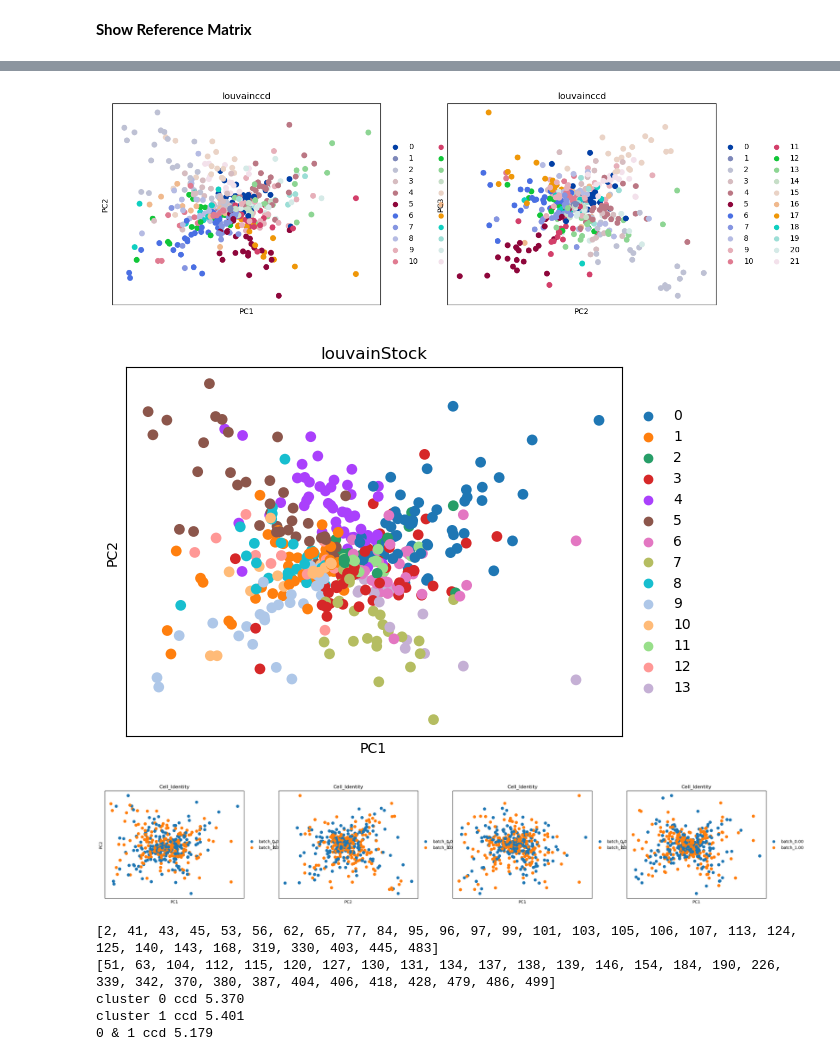
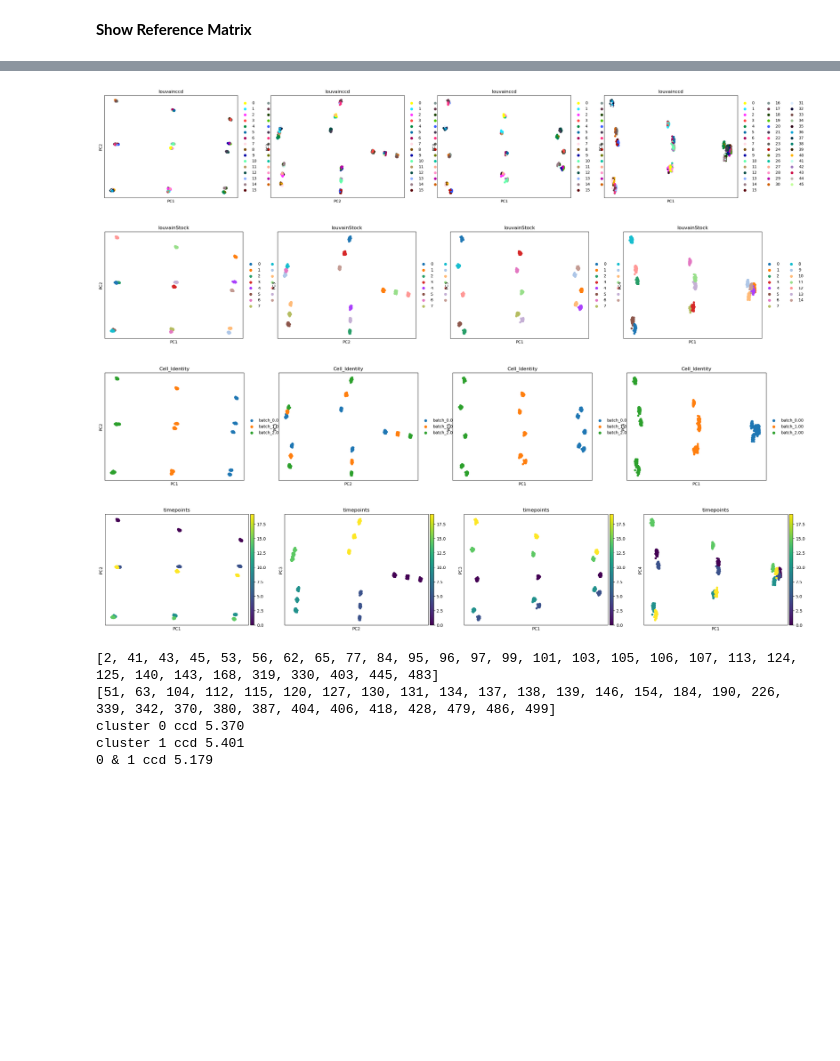
Before and after one commit to HenryHollis/python_ccd_cluster, a Jupyter notebook: simulated_scRNAseq_sparseCounts.ipynb, the cells around one changed output, grey strips where cells are left out. Cells and saved outputs as stored; diff of their text form; code cells hidden in the pictures; blank space fills up the shorter version.

Commit message:
updated sparse counts ipynb

```diff
--- a/simulated_scRNAseq_sparseCounts.ipynb
+++ b/simulated_scRNAseq_sparseCounts.ipynb
@@ -51,15 +51,15 @@ np.random.seed(42)
 adata = sc.AnnData()
 
 # Define the number of cells and genes
-n_cells = 500
+n_cells = 1000
 n_genes = 100
-offset_multiplier = 8 #How different are the cell types
-num_cell_types = 2
-num_subjects = 100
-sparsity_level = 0.7  # percent of the counts that are zeros
+offset_multiplier = 100 #How different are the cell types
+num_cell_types = 3
+num_subjects = 5
+sparsity_level = 0.  # percent of the counts that are zeros
 mean_expression = 10  # Mean expression level
 dispersion = 2  # Dispersion parameter for the negative binomial distribution
-subject_variability = 1  # Variability in expression levels between subjects
+subject_variability = .2  # Variability in expression levels between subjects
 amplitude_scaling_factor = np.random.uniform(10,20) #amp will be this number * "mean_expression" from above
 
 
@@ -138,7 +138,7 @@ fig, axes = plt.subplots(1, 2, figsize=(15, 6))
 
 # Plot rhythmic genes
 axes[0].set_title('Rhythmic Genes')
-for i in range(n_genes, n_genes+n_new_genes):
+for i in range(n_genes, n_genes+1):
     axes[0].scatter(timepoints, adata2.X[:, i], label=f'Gene_{i + 1}')
 axes[0].set_xlabel('Time')
 axes[0].set_ylabel('Expression Level')
@@ -1005,20 +1023,26 @@ Processing ccdModularityVertexPartition instance
 # %%
 # Assuming you have an 'adata' object with Louvain cluster assignments
-
-# Calculate UMAP
-sc.tl.umap(adata2)
-
-# Plot UMAP with Louvain clusters
-# sc.pl.umap(adata2, color='louvainccd', legend_loc='on data')
-# sc.pl.umap(adata2, color='Cell_Identity', legend_loc='on data')
-sc.pl.pca(adata2, color= 'louvainccd' , components = ['1,2', '2,3'], show=True)
-adata2.obs['louvainStock'] = [str(i) for i in membership_louvainStock]
-sc.pl.pca(adata2, color = 'louvainStock', show = True)
-sc.pl.pca(adata2, color='Cell_Identity', components=pcs_to_plot, show=True)
+import warnings
+# Suppress specific warnings
+# Suppress all warnings
+with warnings.catch_warnings():
+    warnings.simplefilter("ignore")
+    # Calculate UMAP
+    sc.tl.umap(adata2)
+    pcs_to_plot = ['1,2', '2,3', '1,3', '1, 4']
+    # Plot UMAP with Louvain clusters
+    # sc.pl.umap(adata2, color='louvainccd', legend_loc='on data')
+    # sc.pl.umap(adata2, color='Cell_Identity', legend_loc='on data')
+    sc.pl.pca(adata2, color= 'louvainccd' , components = pcs_to_plot, show=True)
+    adata2.obs['louvainStock'] = [str(i) for i in membership_louvainStock]
+    sc.pl.pca(adata2, color = 'louvainStock', components = pcs_to_plot,  show = True)
+    sc.pl.pca(adata2, color='Cell_Identity', components=pcs_to_plot, show=True)
+    sc.pl.pca(adata2, color='timepoints', components=pcs_to_plot, show=True)
 # %% [output]
-[figure, old version]
+[figure, new version]
-[figure, old version]
+[figure, new version]
-[figure, old version]
+[figure, new version]
+[figure, added]
 # %%
 clusterA = 0
 clusterB = 1
```
Also changed, not shown: parts of 13 cells of this notebook, 1 other file.
